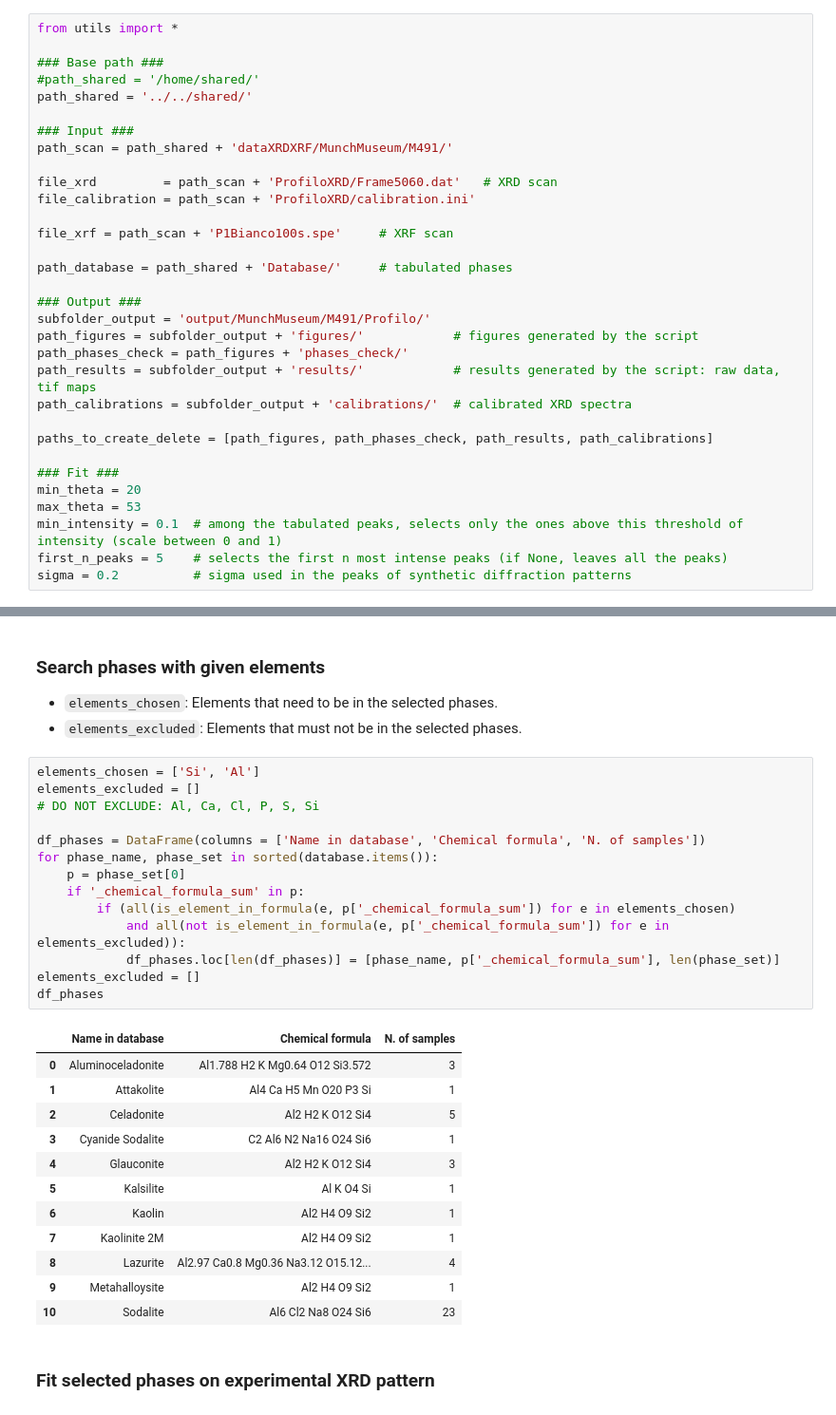
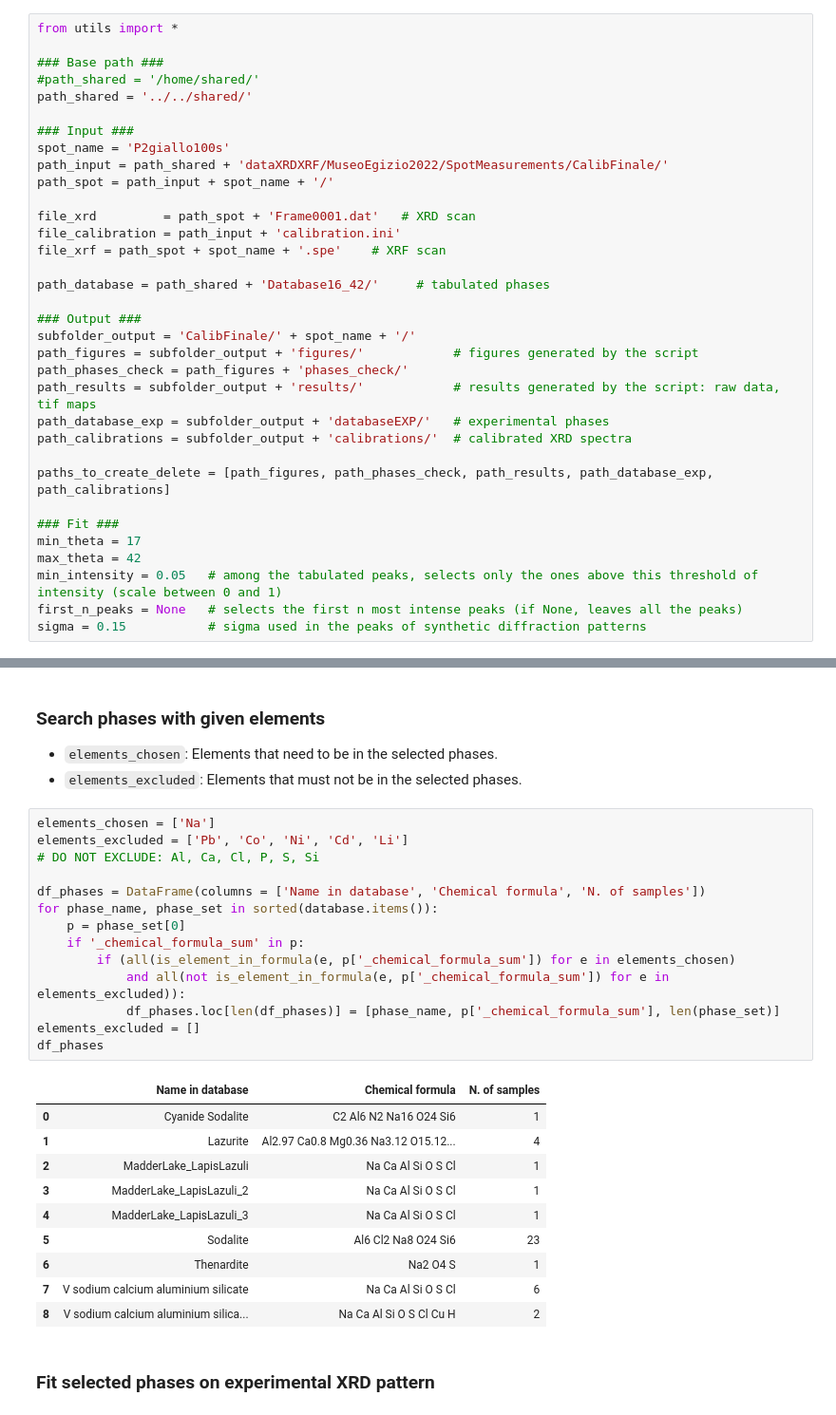
Before and after one commit to DarioZappala/XRDAnalysis, a Jupyter notebook: XRD_1p_exploration.ipynb, the cells around one changed output, grey strips where cells are left out. Shown: that part at 95% size. Saved outputs shown, nothing was run; the diff lists cells and outputs as text.

```diff
--- a/XRD_1p_exploration.ipynb
+++ b/XRD_1p_exploration.ipynb
@@ -8,30 +8,32 @@ from utils import *
 path_shared = '../../shared/'
 
 ### Input ###
-path_scan = path_shared + 'dataXRDXRF/MunchMuseum/M491/'
+spot_name = 'P2giallo100s'
+path_input = path_shared + 'dataXRDXRF/MuseoEgizio2022/SpotMeasurements/CalibFinale/'
+path_spot = path_input + spot_name + '/'
 
-file_xrd         = path_scan + 'ProfiloXRD/Frame5060.dat'   # XRD scan
-file_calibration = path_scan + 'ProfiloXRD/calibration.ini'
+file_xrd         = path_spot + 'Frame0001.dat'   # XRD scan
+file_calibration = path_input + 'calibration.ini'
+file_xrf = path_spot + spot_name + '.spe'    # XRF scan
 
-file_xrf = path_scan + 'P1Bianco100s.spe'     # XRF scan
-
-path_database = path_shared + 'Database/'     # tabulated phases
+path_database = path_shared + 'Database16_42/'     # tabulated phases
 
 ### Output ###
-subfolder_output = 'output/MunchMuseum/M491/Profilo/'
+subfolder_output = 'CalibFinale/' + spot_name + '/'
 path_figures = subfolder_output + 'figures/'            # figures generated by the script
 path_phases_check = path_figures + 'phases_check/'
 path_results = subfolder_output + 'results/'            # results generated by the script: raw data, tif maps
+path_database_exp = subfolder_output + 'databaseEXP/'   # experimental phases
 path_calibrations = subfolder_output + 'calibrations/'  # calibrated XRD spectra
 
-paths_to_create_delete = [path_figures, path_phases_check, path_results, path_calibrations]
+paths_to_create_delete = [path_figures, path_phases_check, path_results, path_database_exp, path_calibrations]
 
 ### Fit ###
-min_theta = 20
-max_theta = 53
-min_intensity = 0.1  # among the tabulated peaks, selects only the ones above this threshold of intensity (scale between 0 and 1)
-first_n_peaks = 5    # selects the first n most intense peaks (if None, leaves all the peaks)
-sigma = 0.2          # sigma used in the peaks of synthetic diffraction patterns
+min_theta = 17
+max_theta = 42
+min_intensity = 0.05   # among the tabulated peaks, selects only the ones above this threshold of intensity (scale between 0 and 1)
+first_n_peaks = None   # selects the first n most intense peaks (if None, leaves all the peaks)
+sigma = 0.15           # sigma used in the peaks of synthetic diffraction patterns
 # %% [markdown]
 #### To reset results, delete output folders.
 WARNING: every previous result will be lost. Use only if you want to delete all files in the data folders
@@ -138,32 +122,30 @@ show()
 - `elements_chosen`: Elements that need to be in the selected phases.
 - `elements_excluded`: Elements that must not be in the selected phases.
 # %%
-elements_chosen = ['Si', 'Al']
-elements_excluded = []
+elements_chosen = ['Na']
+elements_excluded = ['Pb', 'Co', 'Ni', 'Cd', 'Li']
 # DO NOT EXCLUDE: Al, Ca, Cl, P, S, Si
 
 df_phases = DataFrame(columns = ['Name in database', 'Chemical formula', 'N. of samples'])
 for phase_name, phase_set in sorted(database.items()):
     p = phase_set[0]
     if '_chemical_formula_sum' in p:
         if (all(is_element_in_formula(e, p['_chemical_formula_sum']) for e in elements_chosen)
             and all(not is_element_in_formula(e, p['_chemical_formula_sum']) for e in elements_excluded)):
             df_phases.loc[len(df_phases)] = [phase_name, p['_chemical_formula_sum'], len(phase_set)]
 elements_excluded = []
 df_phases
 # %% [output]
 |  | Name in database | Chemical formula | N. of samples |
-| 0 | Aluminoceladonite | Al1.788 H2 K Mg0.64 O12 Si3.572 | 3 |
-| 1 | Attakolite | Al4 Ca H5 Mn O20 P3 Si | 1 |
-| 2 | Celadonite | Al2 H2 K O12 Si4 | 5 |
-| 3 | Cyanide Sodalite | C2 Al6 N2 Na16 O24 Si6 | 1 |
-| 4 | Glauconite | Al2 H2 K O12 Si4 | 3 |
-| 5 | Kalsilite | Al K O4 Si | 1 |
-| 6 | Kaolin | Al2 H4 O9 Si2 | 1 |
-| 7 | Kaolinite 2M | Al2 H4 O9 Si2 | 1 |
-| 8 | Lazurite | Al2.97 Ca0.8 Mg0.36 Na3.12 O15.12... | 4 |
-| 9 | Metahalloysite | Al2 H4 O9 Si2 | 1 |
-| 10 | Sodalite | Al6 Cl2 Na8 O24 Si6 | 23 |
+| 0 | Cyanide Sodalite | C2 Al6 N2 Na16 O24 Si6 | 1 |
+| 1 | Lazurite | Al2.97 Ca0.8 Mg0.36 Na3.12 O15.12... | 4 |
+| 2 | MadderLake_LapisLazuli | Na Ca Al Si O S Cl | 1 |
+| 3 | MadderLake_LapisLazuli_2 | Na Ca Al Si O S Cl | 1 |
+| 4 | MadderLake_LapisLazuli_3 | Na Ca Al Si O S Cl | 1 |
+| 5 | Sodalite | Al6 Cl2 Na8 O24 Si6 | 23 |
+| 6 | Thenardite | Na2 O4 S | 1 |
+| 7 | V sodium calcium aluminium silicate | Na Ca Al Si O S Cl | 6 |
+| 8 | V sodium calcium aluminium silica... | Na Ca Al Si O S Cl Cu H | 2 |
 # %% [markdown]
 ### Fit selected phases on experimental XRD pattern
 # %%
```
Also changed, not shown: parts of 24 cells of this notebook, 4 other files.
